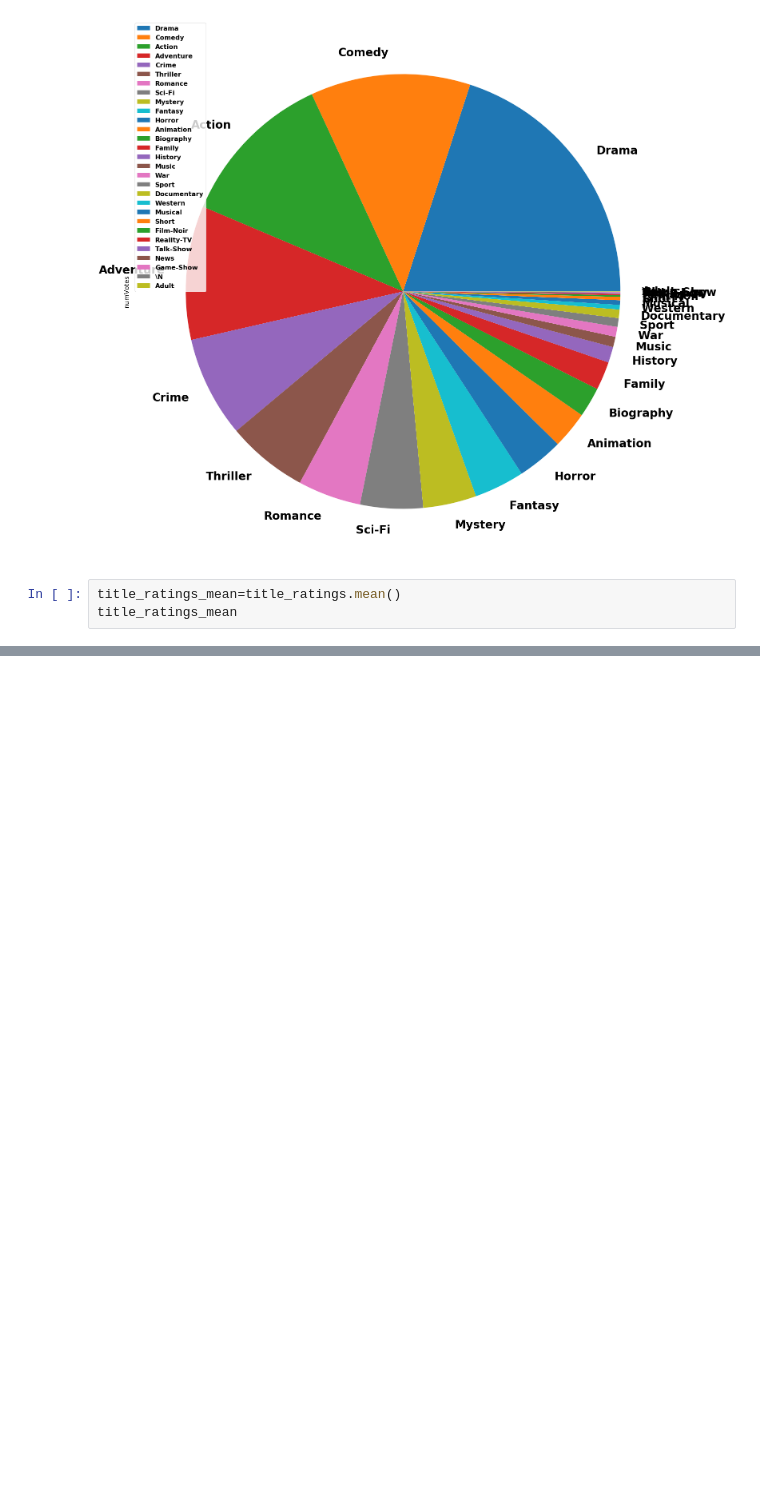
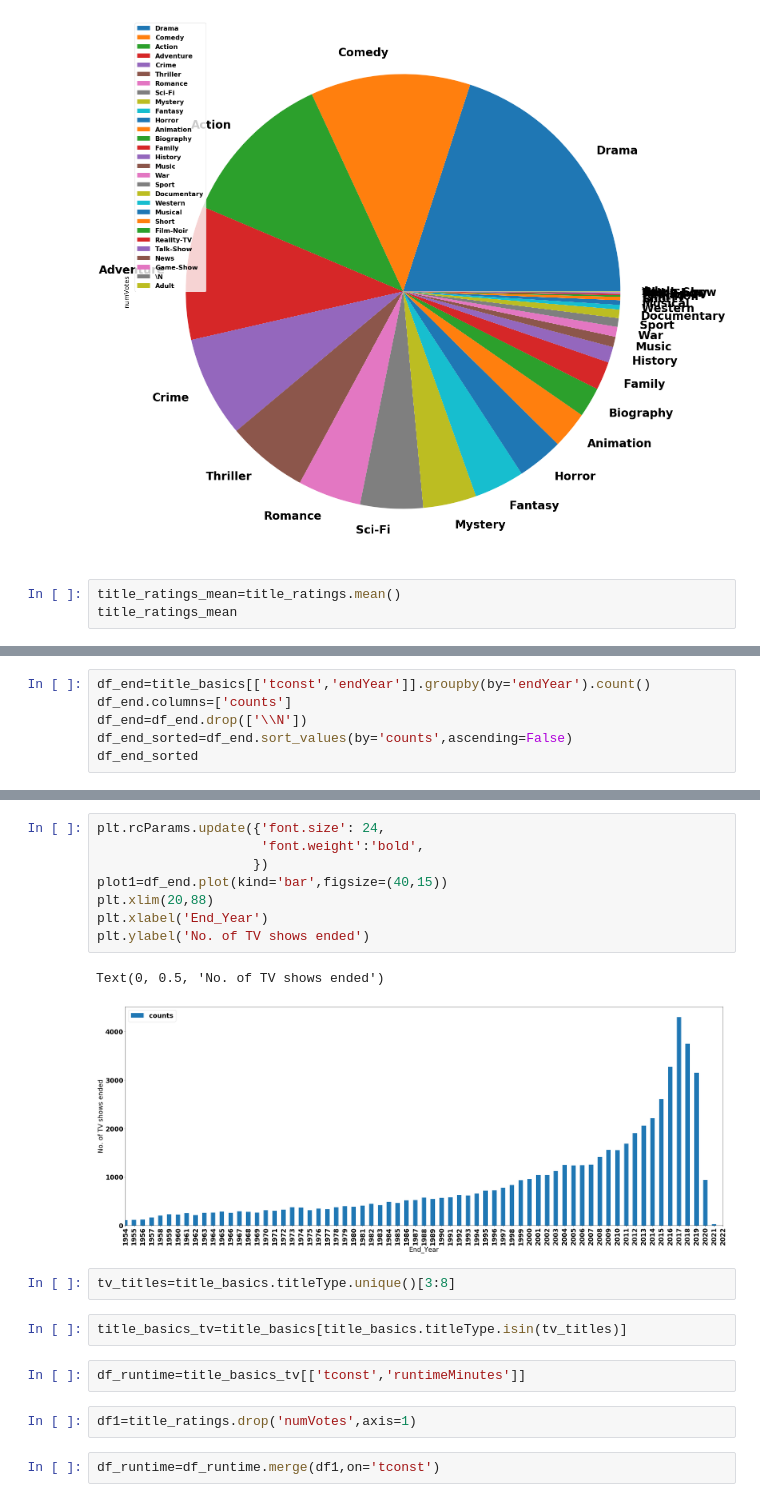
Before and after one commit to ganeshk312/IMDB, a Jupyter notebook: IMDB_most voted genre.ipynb, the cells around one changed output, grey strips where cells are left out. Drawn from its saved outputs; the diff is of its cells as text; blank space fills up the shorter version.

```diff
--- a/IMDB_most voted genre.ipynb
+++ b/IMDB_most voted genre.ipynb
@@ -199,0 +231,6 @@ title_ratings_mean
+# %%
+df_end=title_basics[['tconst','endYear']].groupby(by='endYear').count()
+df_end.columns=['counts']
+df_end=df_end.drop(['\\N'])
+df_end_sorted=df_end.sort_values(by='counts',ascending=False)
+df_end_sorted
@@ -199,0 +252,21 @@ title_ratings_mean
+# %%
+plt.rcParams.update({'font.size': 24,
+                     'font.weight':'bold',
+                    })
+plot1=df_end.plot(kind='bar',figsize=(40,15))
+plt.xlim(20,88)
+plt.xlabel('End_Year')
+plt.ylabel('No. of TV shows ended')
+# %% [output]
+Text(0, 0.5, 'No. of TV shows ended')
+[figure, added]
+# %%
+tv_titles=title_basics.titleType.unique()[3:8]
+# %%
+title_basics_tv=title_basics[title_basics.titleType.isin(tv_titles)]
+# %%
+df_runtime=title_basics_tv[['tconst','runtimeMinutes']]
+# %%
+df1=title_ratings.drop('numVotes',axis=1)
+# %%
+df_runtime=df_runtime.merge(df1,on='tconst')
```
Also changed, not shown: parts of 89 cells of this notebook.
